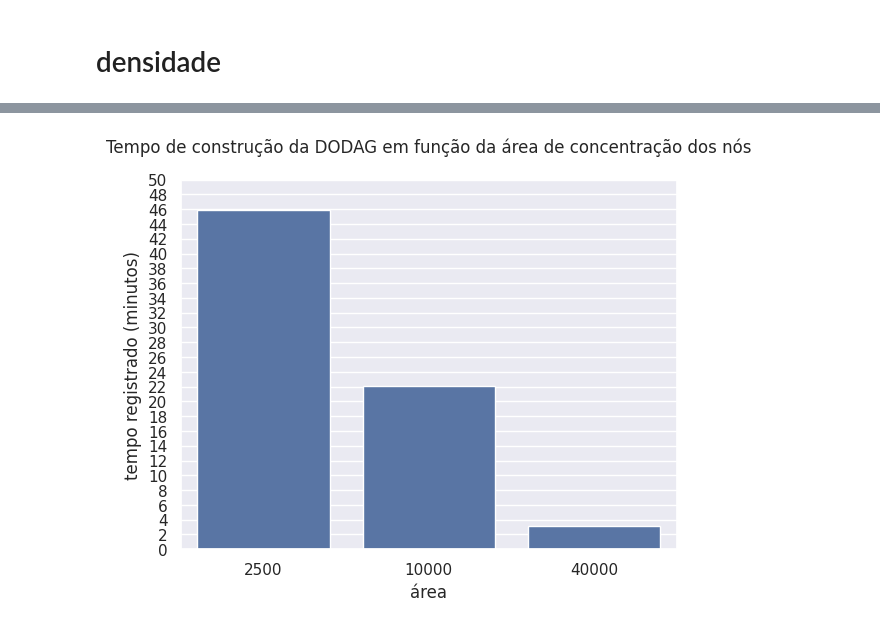
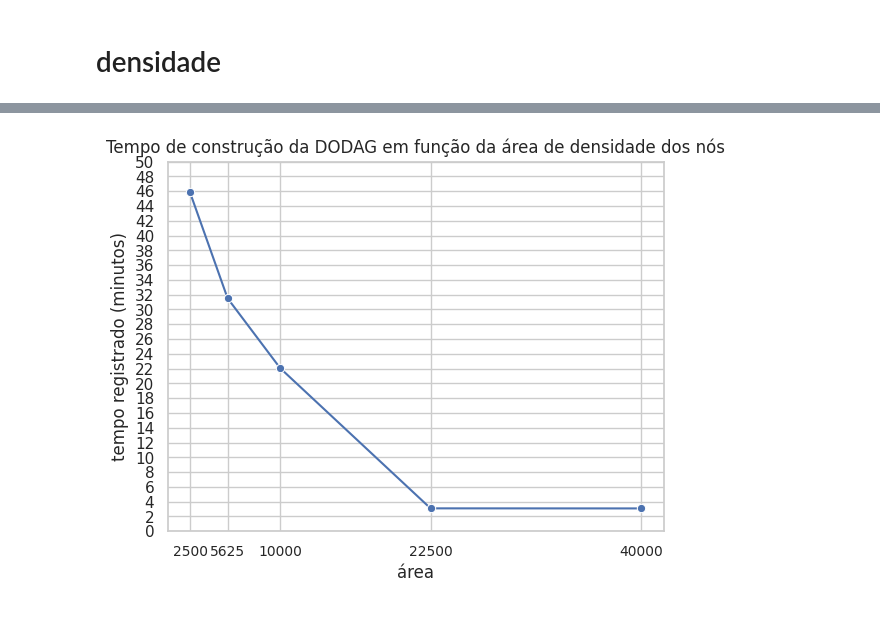
Before and after one commit to enzoMagalhaes/contiki-ng-tsch-rpl-unicast, a Jupyter notebook: projeto2-RPL/visualizations.ipynb, the cells around one changed output, grey strips where cells are left out. Drawn from its saved outputs; the diff is of its cells as text; code cells hidden in the pictures.

```diff
--- a/projeto2-RPL/visualizations.ipynb
+++ b/projeto2-RPL/visualizations.ipynb
@@ -287,11 +289,48 @@ stabilized_rpl_times
-# %%
-barplot(
-    data=stabilized_rpl_times,
-    x="área",
-    y="tempo registrado (minutos)",
-    y_range=[0, 50],
-    y_tick_interval=2,
-    title="Tempo de construção da DODAG em função da área de concentração dos nós",
-)
-# %% [output]
-[figure, removed]
+# %%
+def linePlot(
+    data,
+    x,
+    y,
+    y_range,
+    color=None,
+    markers="o",
+    title=None,
+    y_tick_interval=None,
+    figsize=None,
+):
+    if figsize:
+        plt.figure(figsize=(figsize[0], figsize[1]))
+
+    ax = sns.lineplot(
+        data=data,
+        x=x,
+        y=y,
+        marker=markers,
+        hue=color    )
+
+    interval = [2500,5625,10000,22500,40000]
+    ax.set_xticks(interval)
+    ax.set_xticklabels(interval, fontsize=10)  # Adjust the font size as needed
+
+
+    ax.set(title=title or f"{y} em função do {x}", ylim=y_range)
+    if y_tick_interval:
+        # Create a list of tick positions at the specified interval
+        y_ticks = arange(y_range[0], y_range[1] + y_tick_interval, y_tick_interval)
+
+        plt.gca().set_yticks(y_ticks)
+
+
+
+    plt.show()
+
+linePlot(
+    data=stabilized_rpl_times,
+    x="área",
+    y="tempo registrado (minutos)",
+    y_range=[0, 50],
+    y_tick_interval=2,
+    title="Tempo de construção da DODAG em função da área de densidade dos nós",
+)
+# %% [output]
+[figure, added]
```
Also changed, not shown: parts of 1 cell of this notebook, 5 other files.
